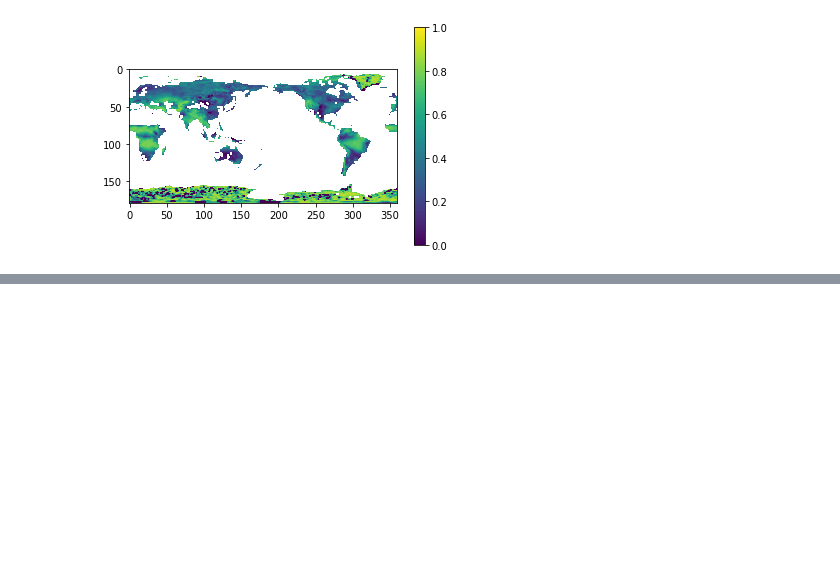
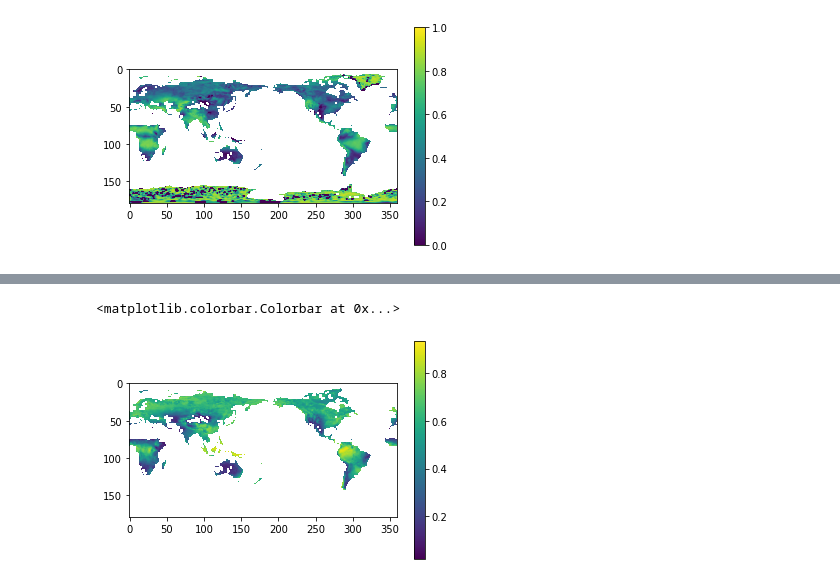
Before and after one commit to leelew/NeuralZoo, a Jupyter notebook: experiments/ERA5/plot.ipynb, the cells around one changed output, grey strips where cells are left out. Saved outputs shown, nothing was run; the diff lists cells and outputs as text; code cells hidden in the pictures; blank space fills up the shorter version.

```diff
--- a/experiments/ERA5/plot.ipynb
+++ b/experiments/ERA5/plot.ipynb
@@ -209,0 +232,6 @@ plt.colorbar()
+# %%
+plt.imshow(m1[0,:,:])
+plt.colorbar()
+# %% [output]
+<matplotlib.colorbar.Colorbar at 0x...>
+[figure, added]
```
Also changed, not shown: parts of 5 cells of this notebook, 8 other files.
